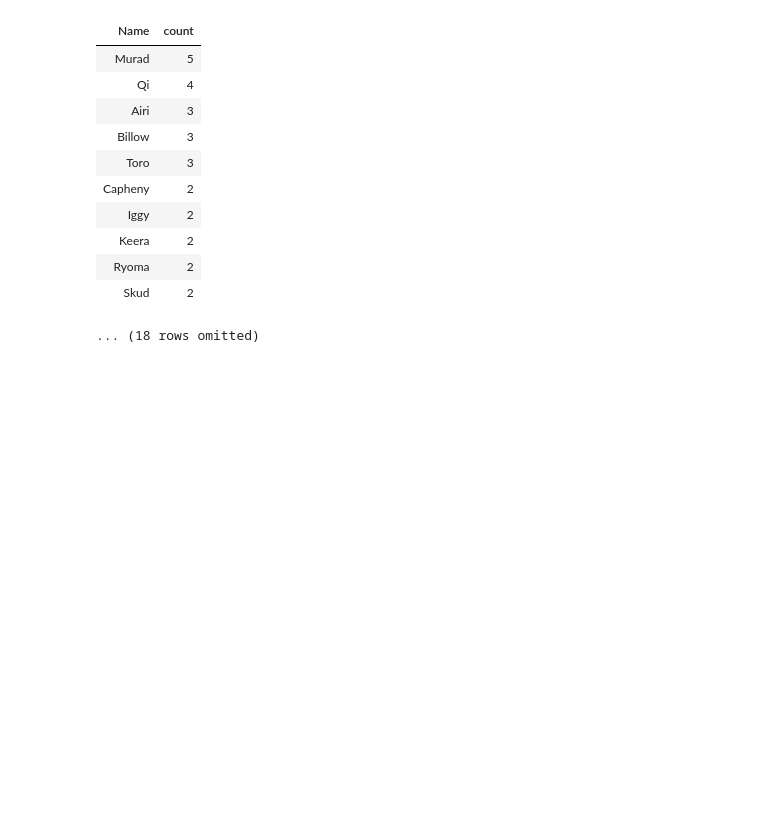
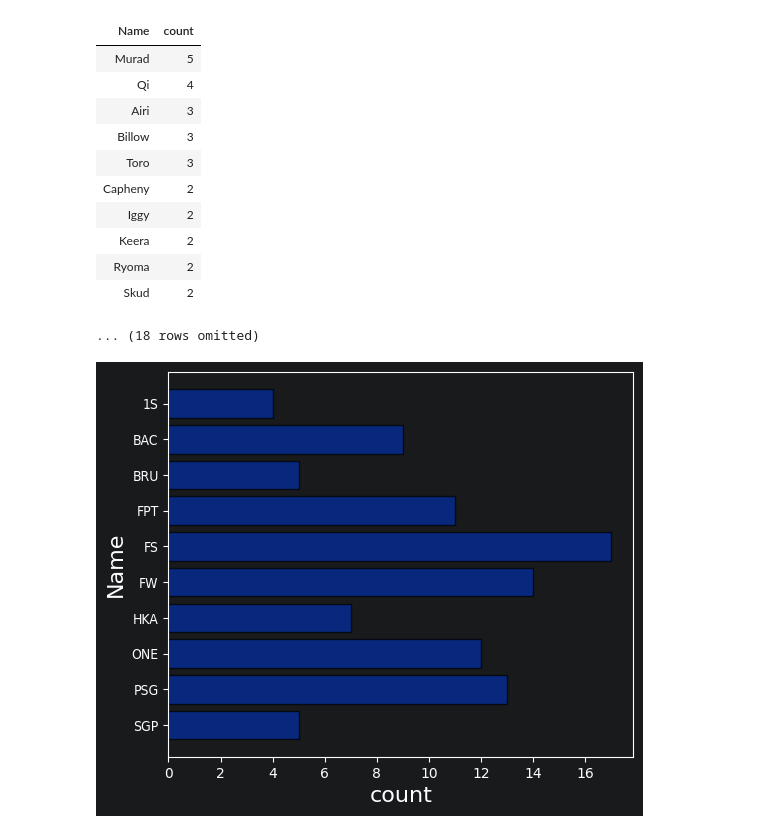
Before and after one commit to BariumAluminate/counter-banpick-trong-AIC2025, a Jupyter notebook: sample.ipynb, the cells around one changed output. Cells and saved outputs as stored; diff of their text form; code cells hidden in the pictures; blank space fills up the shorter version.

```diff
--- a/sample.ipynb
+++ b/sample.ipynb
@@ -411,3 +411,12 @@ for i in top5list:
     a.barh('Name')
     plt.savefig(i + '_ally.png',bbox_inches='tight', dpi=300)
     plt.close()
+# %%
+win = AIC2025.group('Win')
+win.relabel('Win', 'Name')
+win.barh('Name')
+plt.savefig('win_statistic.png',bbox_inches='tight', dpi=300)
+plt.show()
+plt.close()
+# %% [output]
+[figure, added]
```
Also changed, not shown: parts of 1 cell of this notebook, 3 other files.
